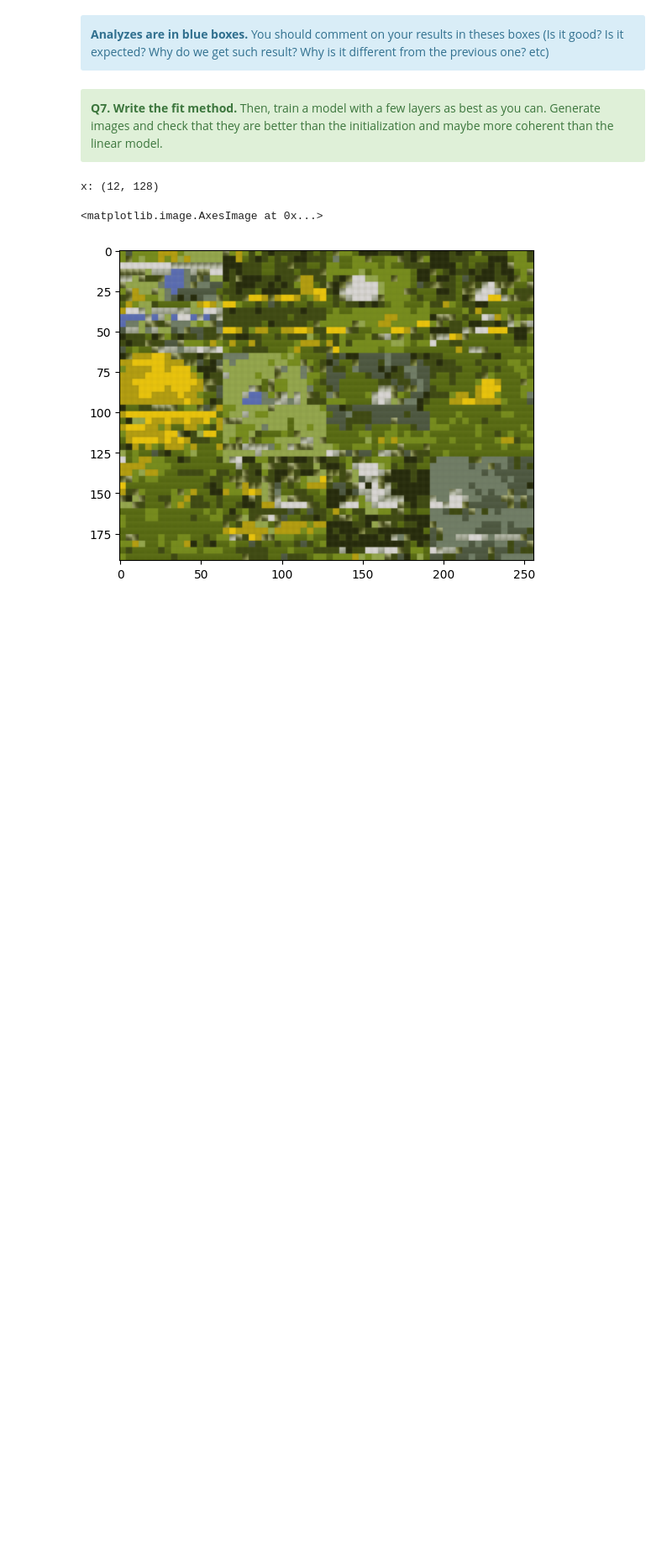
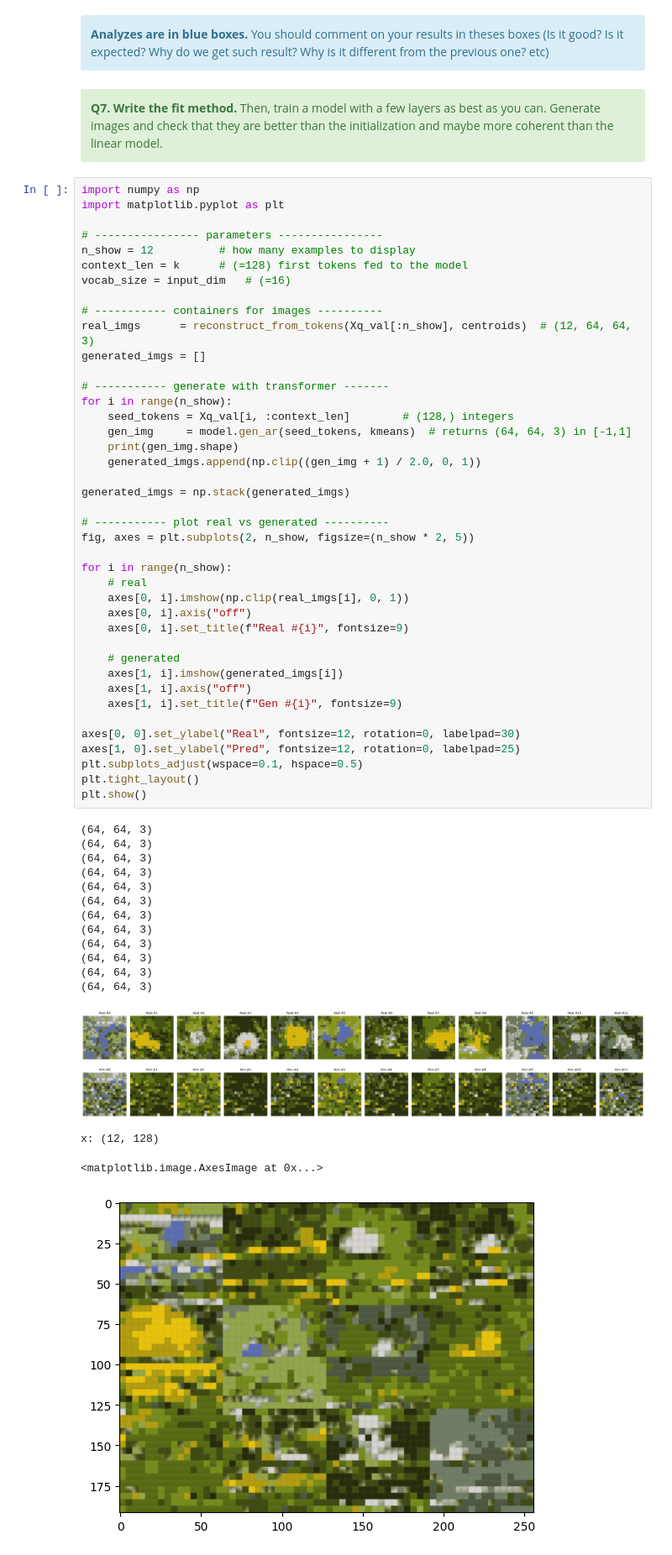
Before and after one commit to AdambHatim/TP4_ML, a Jupyter notebook: TP_AR_prediction.ipynb, the cells around one changed output. Shown at 84% size. Drawn from its saved outputs; the diff is of its cells as text; blank space fills up the shorter version.

```diff
--- a/TP_AR_prediction.ipynb
+++ b/TP_AR_prediction.ipynb
@@ -627,6 +691,61 @@ TypeError: Transformer.update() missing 1 required positional argument: 'pos'
 <b>Q7. Write the fit method.</b>
 Then, train a model with a few layers as best as you can. Generate images and check that they are better than the initialization and maybe more coherent than the linear model.
 </div>
+# %%
+import numpy as np
+import matplotlib.pyplot as plt
+
+# ---------------- parameters ----------------
+n_show = 12          # how many examples to display
+context_len = k      # (=128) first tokens fed to the model
+vocab_size = input_dim   # (=16)
+
+# ----------- containers for images ----------
+real_imgs      = reconstruct_from_tokens(Xq_val[:n_show], centroids)  # (12, 64, 64, 3)
+generated_imgs = []
+
+# ----------- generate with transformer -------
+for i in range(n_show):
+    seed_tokens = Xq_val[i, :context_len]        # (128,) integers
+    gen_img     = model.gen_ar(seed_tokens, kmeans)  # returns (64, 64, 3) in [-1,1]
+    print(gen_img.shape)
+    generated_imgs.append(np.clip((gen_img + 1) / 2.0, 0, 1))
+
+generated_imgs = np.stack(generated_imgs)
+
+# ----------- plot real vs generated ----------
+fig, axes = plt.subplots(2, n_show, figsize=(n_show * 2, 5))
+
+for i in range(n_show):
+    # real
+    axes[0, i].imshow(np.clip(real_imgs[i], 0, 1))
+    axes[0, i].axis("off")
+    axes[0, i].set_title(f"Real #{i}", fontsize=9)
+
+    # generated
+    axes[1, i].imshow(generated_imgs[i])
+    axes[1, i].axis("off")
+    axes[1, i].set_title(f"Gen #{i}", fontsize=9)
+
+axes[0, 0].set_ylabel("Real", fontsize=12, rotation=0, labelpad=30)
+axes[1, 0].set_ylabel("Pred", fontsize=12, rotation=0, labelpad=25)
+plt.subplots_adjust(wspace=0.1, hspace=0.5)
+plt.tight_layout()
+plt.show()
+# %% [output]
+(64, 64, 3)
+(64, 64, 3)
+(64, 64, 3)
+(64, 64, 3)
+(64, 64, 3)
+(64, 64, 3)
+(64, 64, 3)
+(64, 64, 3)
+(64, 64, 3)
+(64, 64, 3)
+(64, 64, 3)
+(64, 64, 3)
+[figure, added]
 # %%
 # %% [output]
 x: (12, 128)
```
Also changed, not shown: parts of 9 cells of this notebook.
